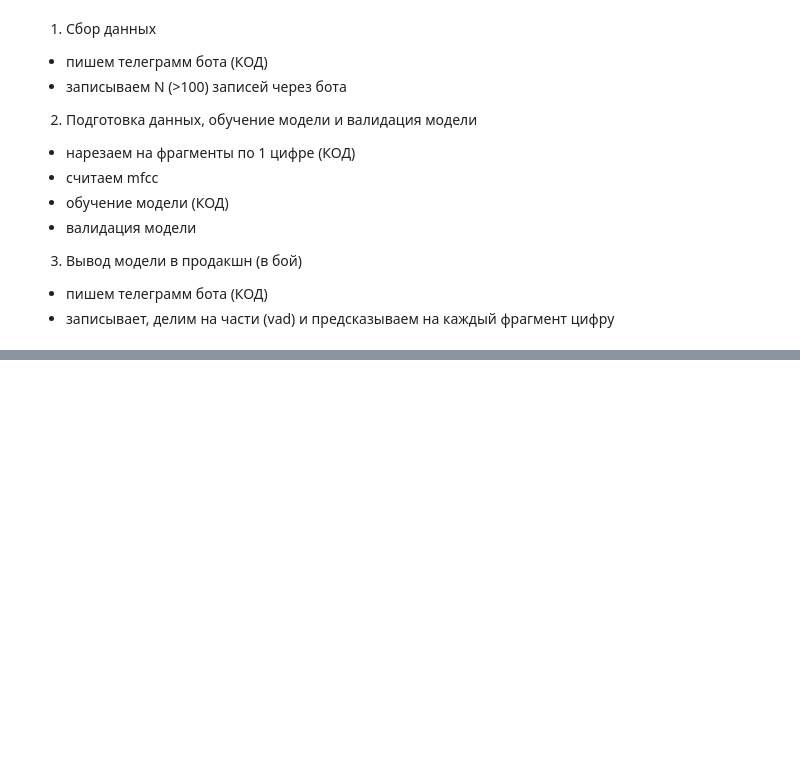
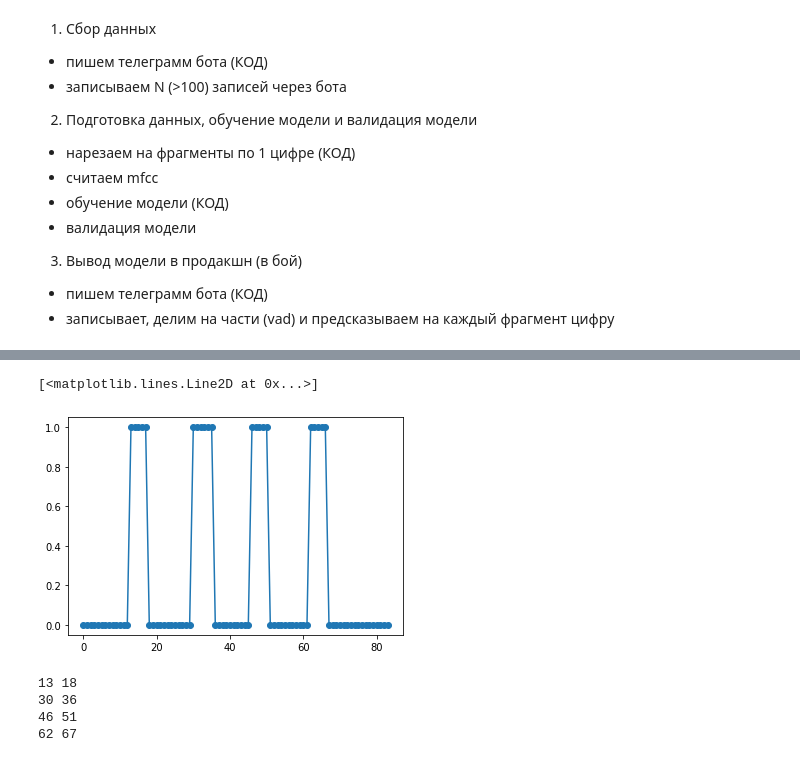
Before and after one commit to Alien-kz/digit_recognition, a Jupyter notebook: audio_intro.ipynb, the cells around one changed output, grey strips where cells are left out. Drawn from its saved outputs; the diff is of its cells as text; code cells hidden in the pictures; blank space fills up the shorter version.

```diff
--- a/audio_intro.ipynb
+++ b/audio_intro.ipynb
@@ -149,0 +279,13 @@ from scipy.io.wavfile import read, write
+# %%
+plt.plot(vad_mask, 'o-')
+# %% [output]
+[<matplotlib.lines.Line2D at 0x...>]
+[figure, added]
+# %%
+for segment in segments:
+    print(segment.start, segment.stop)
+# %% [output]
+13 18
+30 36
+46 51
+62 67
```
Also changed, not shown: parts of 19 cells of this notebook, 1 other file.
